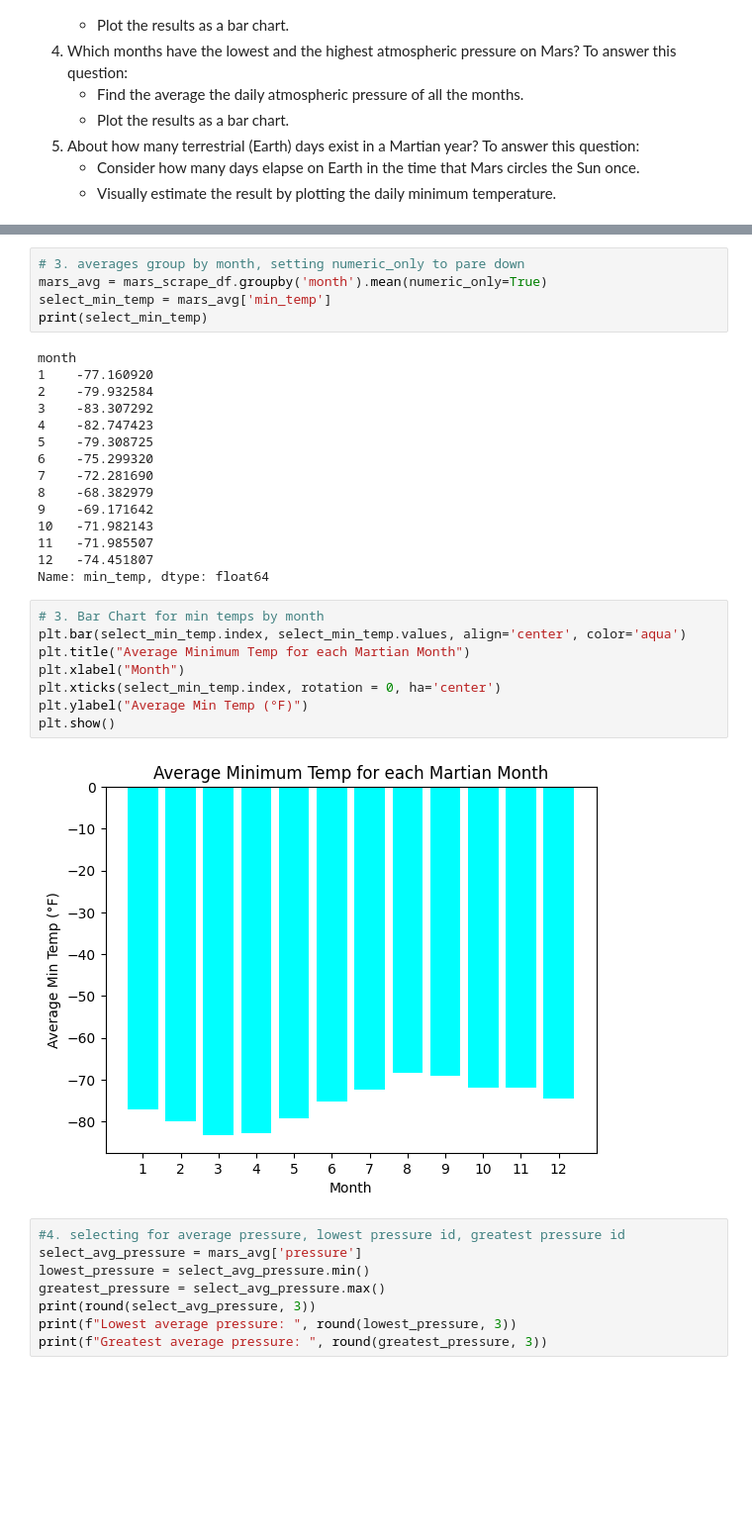
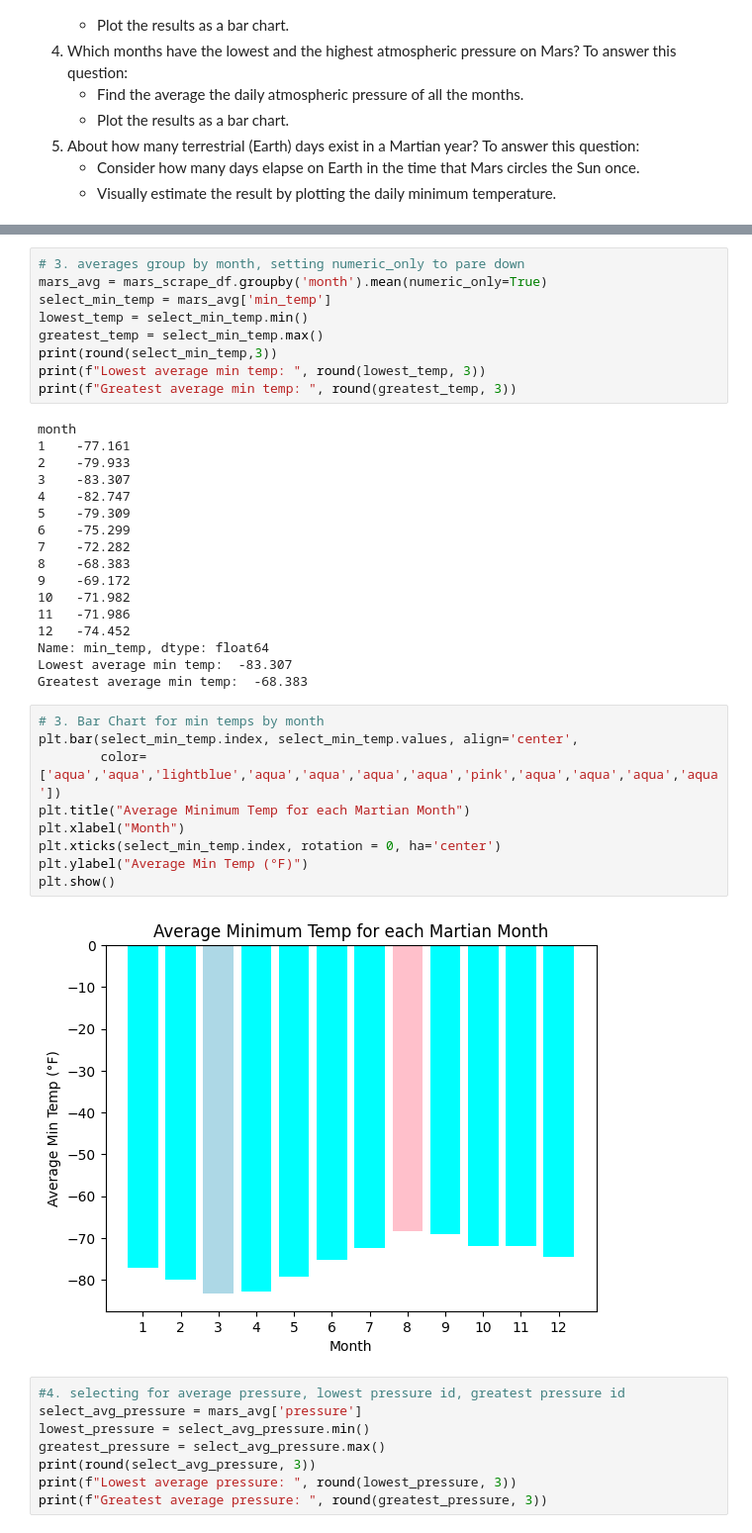
Before and after one commit to thorblock/Mod_11_Scrape, a Jupyter notebook: mars_temp_scrape.ipynb, the cells around one changed output, grey strips where cells are left out. Shown: that part at 99% size. Drawn from its saved outputs; the diff is of its cells as text; blank space fills up the shorter version.

Commit message:
update temp/weather

```diff
--- a/mars_temp_scrape.ipynb
+++ b/mars_temp_scrape.ipynb
@@ -128,32 +125,39 @@ print(observations)
 # 3. averages group by month, setting numeric_only to pare down
 mars_avg = mars_scrape_df.groupby('month').mean(numeric_only=True)
 select_min_temp = mars_avg['min_temp']
-print(select_min_temp)
+lowest_temp = select_min_temp.min()
+greatest_temp = select_min_temp.max()
+print(round(select_min_temp,3))
+print(f"Lowest average min temp: ", round(lowest_temp, 3))
+print(f"Greatest average min temp: ", round(greatest_temp, 3))
 # %% [output]
 month
-1    -77.160920
-2    -79.932584
-3    -83.307292
-4    -82.747423
-5    -79.308725
-6    -75.299320
-7    -72.281690
-8    -68.382979
-9    -69.171642
-10   -71.982143
-11   -71.985507
-12   -74.451807
+1    -77.161
+2    -79.933
+3    -83.307
+4    -82.747
+5    -79.309
+6    -75.299
+7    -72.282
+8    -68.383
+9    -69.172
+10   -71.982
+11   -71.986
+12   -74.452
 Name: min_temp, dtype: float64
+Lowest average min temp:  -83.307
+Greatest average min temp:  -68.383
 # %%
 # 3. Bar Chart for min temps by month
-plt.bar(select_min_temp.index, select_min_temp.values, align='center', color='aqua')
+plt.bar(select_min_temp.index, select_min_temp.values, align='center',
+        color= ['aqua','aqua','lightblue','aqua','aqua','aqua','aqua','pink','aqua','aqua','aqua','aqua'])
 plt.title("Average Minimum Temp for each Martian Month")
 plt.xlabel("Month")
 plt.xticks(select_min_temp.index, rotation = 0, ha='center')
 plt.ylabel("Average Min Temp (°F)")
 plt.show()
 # %% [output]
-[figure, old version]
+[figure, new version]
 # %%
 #4. selecting for average pressure, lowest pressure id, greatest pressure id
 select_avg_pressure = mars_avg['pressure']
```
Also changed, not shown: parts of 8 cells of this notebook.
